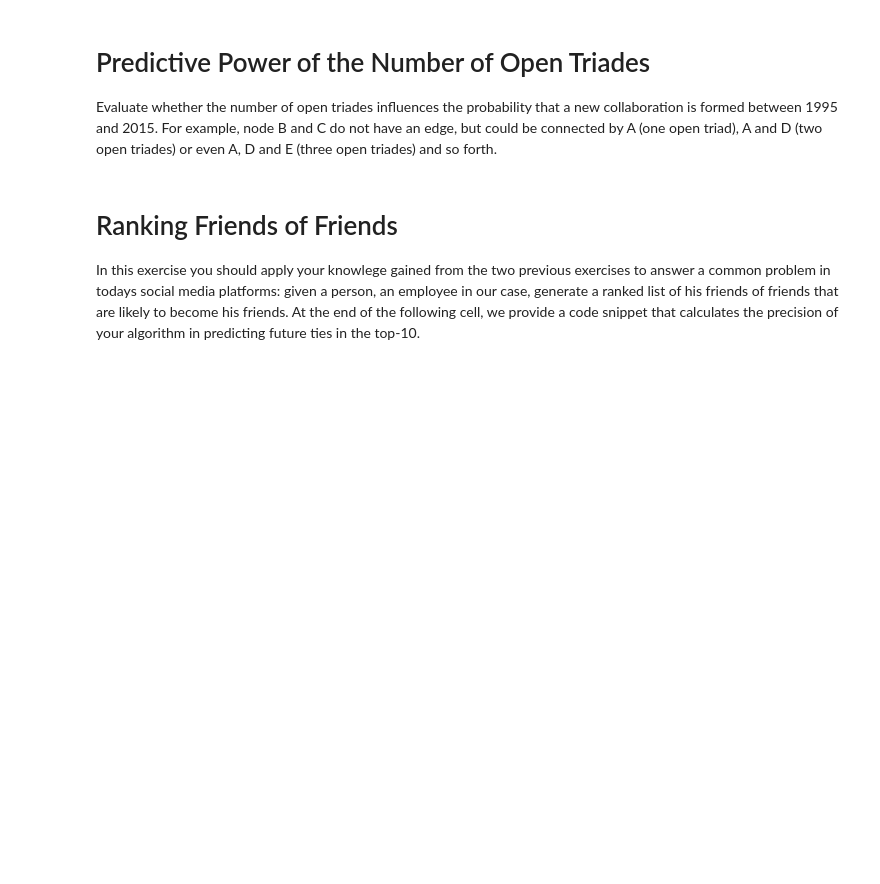
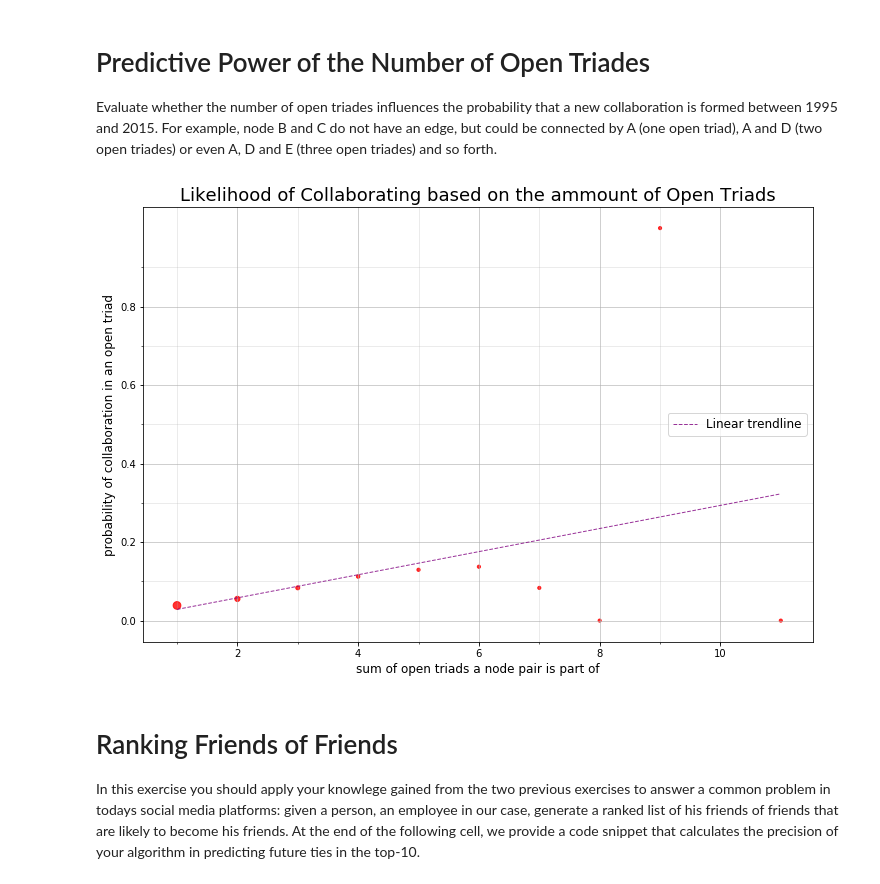
Before and after one commit to emielsteegh/network-data-science, a Jupyter notebook: week1proj/week1-project.ipynb, the cells around one changed output. Saved outputs shown, nothing was run; the diff lists cells and outputs as text; code cells hidden in the pictures; blank space fills up the shorter version.

```diff
--- a/week1proj/week1-project.ipynb
+++ b/week1proj/week1-project.ipynb
@@ -220,11 +225,10 @@ def open_triangle_count(graph):
     return results
 
 
-def plot_open_triad_prediction(new_graph, old_graph):
+def plot_open_triad_prediction(pair_count_dictionary,new_graph, old_graph):
     """
     Produces a plot that relates likelihood to collaborate between researchers to the amount of open triads that they share
     """
-    pair_count_dictionary = open_triangle_count(old_graph)
 
 
     raw_data = {} #dictionary of format {amount of open triads : [nr of times authors collaborated, nr of times they did not]}
@@ -263,38 +267,40 @@ def plot_open_triad_prediction(new_graph, old_graph):
     fig,ax = plt.subplots()
 
     plt.title('Likelihood of Collaborating based on the ammount of Open Triads', fontsize = 18)
-    plt.ylabel('probability of collaboration in an open triad', fontsize = 9)
-    plt.xlabel('sum of open triads a node pair is part of', fontsize = 9)
+    plt.ylabel('probability of collaboration in an open triad', fontsize = 12)
+    plt.xlabel('sum of open triads a node pair is part of', fontsize = 12)
 
     x_max = max(x)
     major_ticks_x = np.arange(0,x_max,2)
     minor_ticks_x = np.arange(0,x_max,1)
     ax.set_xticks(major_ticks_x)
     ax.set_xticks(minor_ticks_x, minor = True)
 
     y_max = max(y)
     major_ticks_y = np.arange(0,y_max,0.2)
     minor_ticks_y = np.arange(0,y_max,0.1)
     ax.set_yticks(major_ticks_y)
     ax.set_yticks(minor_ticks_y, minor = True)
 
     ax.grid(which='major', alpha = 0.6)
     ax.grid(which='minor', alpha = 0.3)
 
     scatter = plt.scatter(x,y, alpha = 0.8, s = scale_list, c= 'r')
 
     polynomial_coefficients = np.polyfit(x,y, 1)
     polynomial = np.poly1d(polynomial_coefficients)
     trendline = plt.plot(x,polynomial(x), '--', color = "purple", alpha = 0.8, linewidth = 1, label = 'Linear trendline')
 
     ax.legend(loc = 'center right', fontsize = 12)
 
     plt.show()
-
+    return polynomial
 
 # END SOLUTION
-
-plot_open_triad_prediction(G2015,G1995)
+triangle_counts = open_triangle_count(G1995)
+open_triad_trendline = plot_open_triad_prediction(triangle_counts,G2015,G1995)
+# %% [output]
+[figure, added]
 # %% [markdown]
 # Ranking Friends of Friends                                     <a id="chapter7"></a>
 
```
Also changed, not shown: parts of 6 cells of this notebook.
